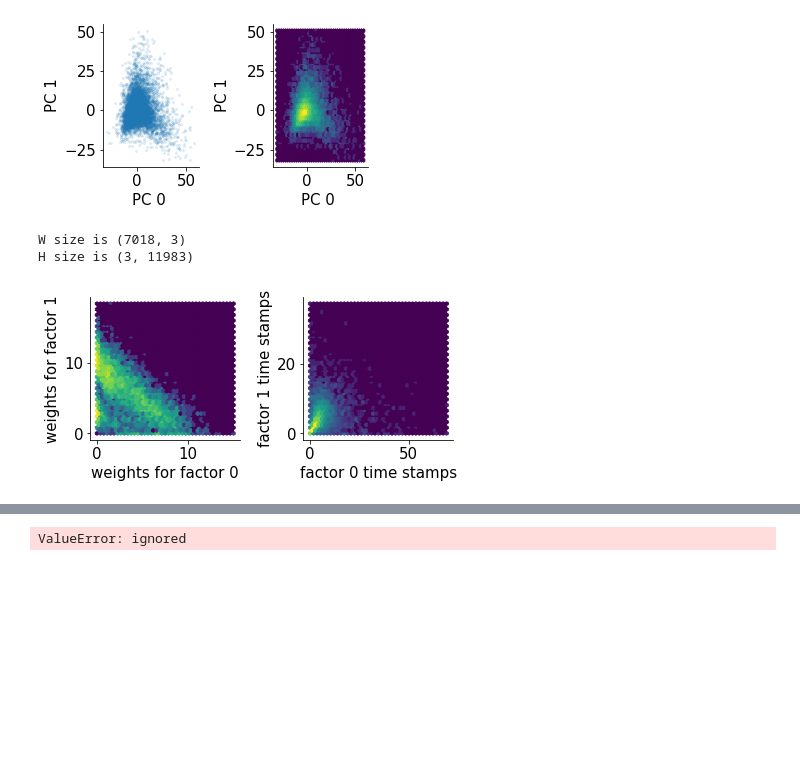
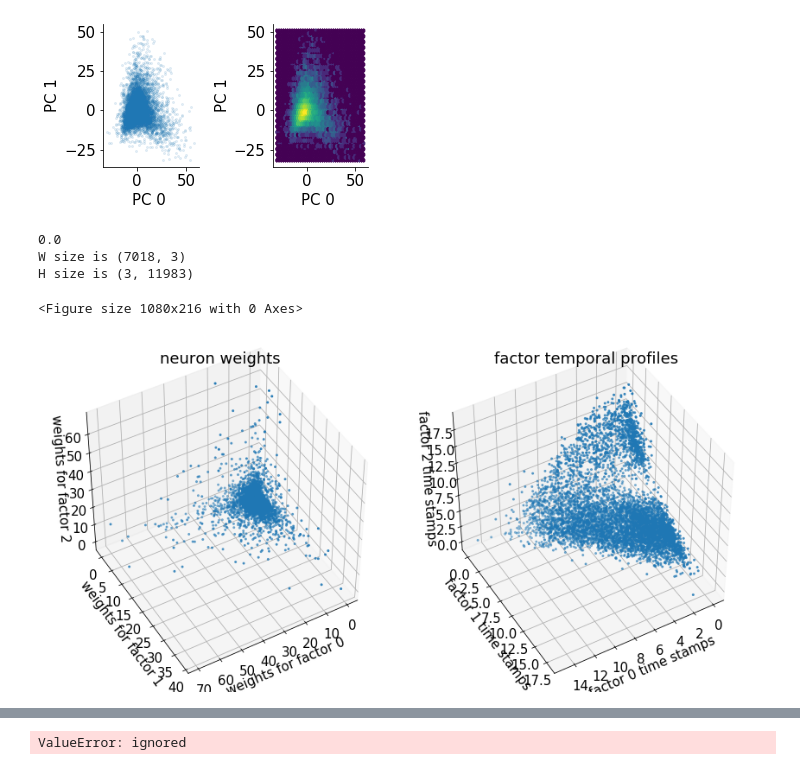
Before and after one commit to YGUO29/NMA-proj, a Jupyter notebook: NMA_proj_load_stringer_spontaneous.ipynb, the cells around one changed output, grey strips where cells are left out. Saved outputs shown, nothing was run; the diff lists cells and outputs as text; code cells hidden in the pictures; blank space fills up the shorter version.

```diff
--- a/NMA_proj_load_stringer_spontaneous.ipynb
+++ b/NMA_proj_load_stringer_spontaneous.ipynb
@@ -168,7 +168,7 @@ from sklearn.decomposition import NMF
 def my_nmf(DataMat, nComp = 2):
     # data matrix input for NMF: nSamples * nFeatures
 
-#     DataMat[DataMat<0]=0 #set any negligibly small negative values to 0
+    DataMat[DataMat<0]=0 #set any negligibly small negative values to 0
     params = {'nComp': nComp}
     model = NMF(n_components = params['nComp'], init='random')
     W = model.fit_transform(DataMat)
@@ -196,10 +196,11 @@ def select_cell(weights, perc = 0):
 idx, plot_colors = select_cell(H[0,:], perc = 90)
 # %%
 # take NMF
-# DataMat =  dat['sresp'].T
+DataMat =  dat['sresp'].T
+print(np.min(DataMat))
 
-DataMat_min = np.min(Z.T, axis = 0)
-DataMat = Z.T - DataMat_min
+# DataMat_min = np.min(Z.T, axis = 0)
+# DataMat = Z.T - DataMat_min
 
 # print(DataMat.shape)
 # print(np.min(DataMat, axis = 0))
@@ -211,42 +212,45 @@ W, H = my_nmf(DataMat, nComp = nComp)
 print(f'W size is {W.shape}')
 print(f'H size is {H.shape}')
 # %% [output]
+0.0
 W size is (7018, 3)
 H size is (3, 11983)
 # %%
 # view factors
 # select 2 dimensions to view
 dim1 = 0
 dim2 = 1
-ViewDim = 2
+ViewDim = 3
 
 fig = plt.figure(figsize=(15,3))
 if ViewDim == 2:
   ax = plt.subplot(1,5,1)
-  plt.hexbin(W[:,dim1], W[:,dim2], gridsize = 40, bins = 'log')
+  plt.hexbin(H[dim1,:], H[dim2,:], gridsize = 40, bins = 'log')
   ax.set(xlabel = 'weights for factor ' + str(dim1), ylabel =  'weights for factor ' + str(dim2), alpha = .1);
 
   ax = plt.subplot(1,5,2)
-  plt.hexbin(H[dim1,:], H[dim2,:], gridsize = 40, bins = 'log')
+  plt.hexbin(W[:,dim1], W[:,dim2], gridsize = 40, bins = 'log')
   ax.set(xlabel = 'factor '+str(dim1)+' time stamps', ylabel = 'factor '+str(dim2)+' time stamps', alpha = .1);
 else:
   fig1 = plt.figure(figsize = (12, 6))
   ax = fig1.add_subplot(121, projection='3d')
-  ax.scatter(W[:,0],W[:,1],W[:,2], 'o', s = 4)
-  ax.set(xlabel='weights for factor 1', ylabel = 'weights for factor 2',
-         zlabel='weights for factor 3', title = 'neuron weights');
+  ax.scatter(H[0,:],H[1,:],H[2,:], 'o', s = 4)
+  ax.set(xlabel='weights for factor 0', ylabel = 'weights for factor 1',
+         zlabel='weights for factor 2', title = 'neuron weights');
   # for angle in range(0, 360):
   ax.view_init(45, 60)
     # plt.draw()
     # plt.pause(0.01)
 
   ax = fig1.add_subplot(122, projection='3d')
-  ax.scatter(H[0,:],H[1,:],H[2,:], 'o', s = 4)
-  ax.set(xlabel='factor 1 time stamps', ylabel = 'factor 2 time stamps',
-         zlabel='factor 3 time stamps', title = 'factor temporal profiles');
+
+  ax.scatter(W[:,0],W[:,1],W[:,2], 'o', s = 4)
+  ax.set(xlabel='factor 0 time stamps', ylabel = 'factor 1 time stamps',
+         zlabel='factor 2 time stamps', title = 'factor temporal profiles');
   ax.view_init(45, 60)
 # %% [output]
+<Figure size 1080x216 with 0 Axes>
-[figure, old version]
+[figure, new version]
 # %%
 # visualize neuron components
 for i_fac in range(0,nComp):
```
Also changed, not shown: parts of 7 cells of this notebook.
